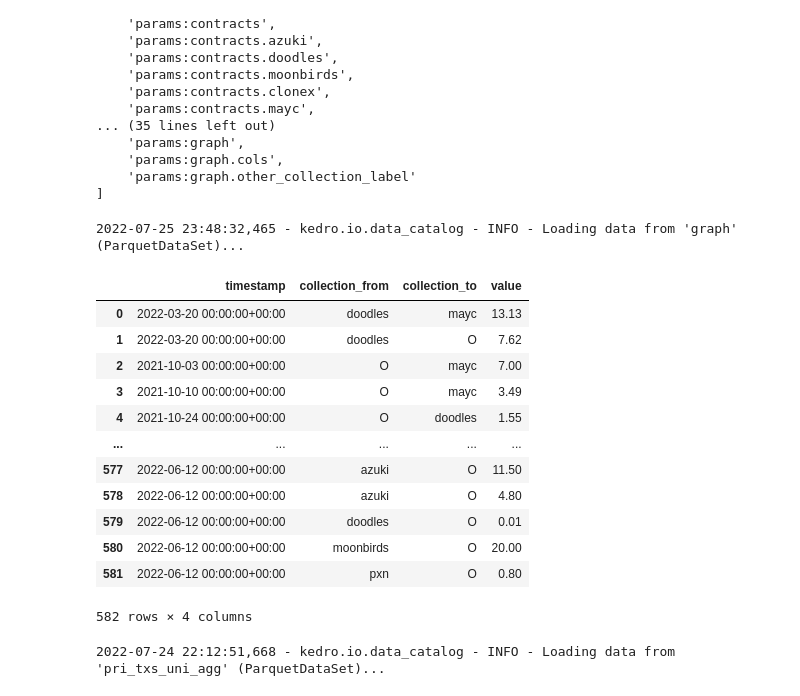
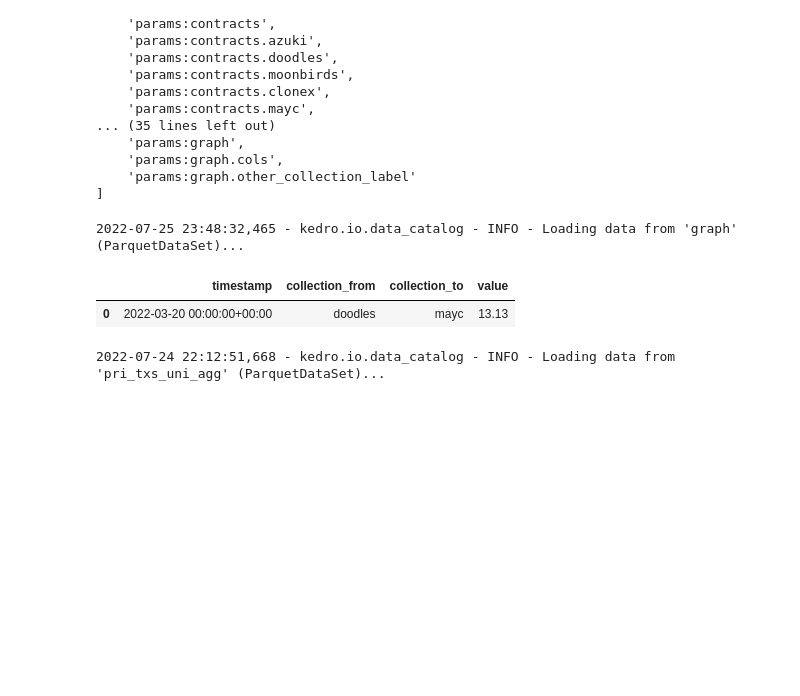
Before and after one commit to craycrayfish/NetworkFT, a Jupyter notebook: notebooks/playground.ipynb, the cells around one changed output. Drawn from its saved outputs; the diff is of its cells as text; code cells hidden in the pictures; blank space fills up the shorter version.

```diff
--- a/notebooks/playground.ipynb
+++ b/notebooks/playground.ipynb
@@ -26,21 +26,10 @@ df = catalog.load("graph")
 # %% [output]
 2022-07-25 23:48:32,465 - kedro.io.data_catalog - INFO - Loading data from 'graph' (ParquetDataSet)...
 # %%
-df[(df["collection_from"] != "O") & df["collection_to"] != "O"]
+df[(df["collection_from"] != "O") & (df["collection_to"] != "O")]
 # %% [output]
 |  | timestamp | collection_from | collection_to | value |
 | 0 | 2022-03-20 00:00:00+00:00 | doodles | mayc | 13.13 |
-| 1 | 2022-03-20 00:00:00+00:00 | doodles | O | 7.62 |
-| 2 | 2021-10-03 00:00:00+00:00 | O | mayc | 7.00 |
-| 3 | 2021-10-10 00:00:00+00:00 | O | mayc | 3.49 |
-| 4 | 2021-10-24 00:00:00+00:00 | O | doodles | 1.55 |
-| ... | ... | ... | ... | ... |
-| 577 | 2022-06-12 00:00:00+00:00 | azuki | O | 11.50 |
-| 578 | 2022-06-12 00:00:00+00:00 | azuki | O | 4.80 |
-| 579 | 2022-06-12 00:00:00+00:00 | doodles | O | 0.01 |
-| 580 | 2022-06-12 00:00:00+00:00 | moonbirds | O | 20.00 |
-| 581 | 2022-06-12 00:00:00+00:00 | pxn | O | 0.80 |
-582 rows × 4 columns
 # %%
 df = catalog.load("pri_txs_uni_agg")
 # %% [output]
```
Also changed, not shown: 8 other files.
